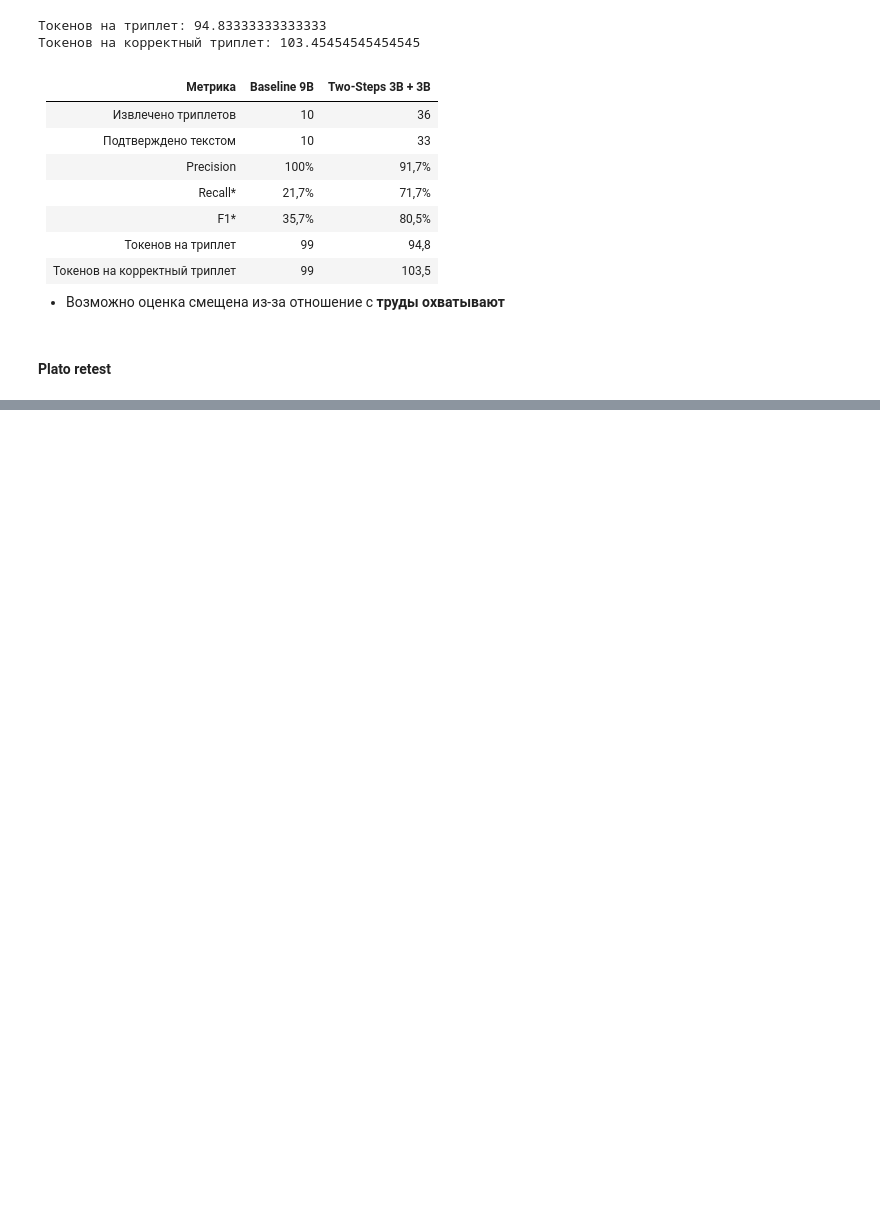
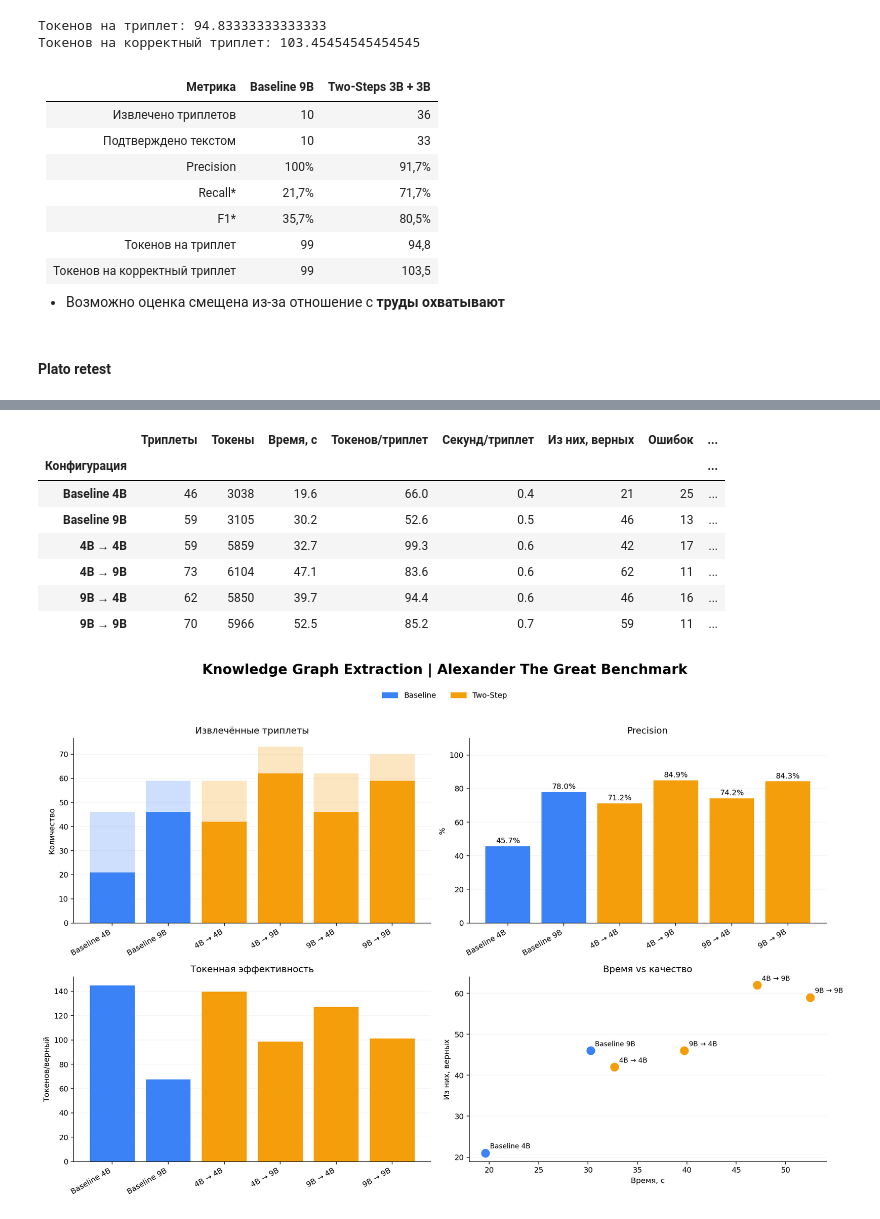
Before and after one commit to gritbron/knowledge-graph-project, a Jupyter notebook: main.ipynb, the cells around one changed output, grey strips where cells are left out. Cells and saved outputs as stored; diff of their text form; code cells hidden in the pictures; blank space fills up the shorter version.

```diff
--- a/main.ipynb
+++ b/main.ipynb
@@ -403,0 +959,28 @@ subject='Платоновы тела' predicate='являются эпонима
+# %%
+correct = {
+    "Baseline 4B": 21,
+    "Baseline 9B": 46,
+    "4B → 4B": 42,
+    "4B → 9B": 62,
+    "9B → 4B": 46,
+    "9B → 9B": 59,
+}
+
+# Замени нули результатами оценки
+df = evaluate(df, correct, gold_size=30)
+
+display(df.round(1))
+
+fig = plot_benchmark(df, "Knowledge Graph Extraction | Alexander The Great Benchmark")
+fig.savefig("benchmark.png", dpi=250, bbox_inches="tight")
+plt.show()
+# %% [output]
+|  | Триплеты | Токены | Время, с | Токенов/триплет | Секунд/триплет | Из них, верных | Ошибок | ... |
+| Конфигурация |  |  |  |  |  |  |  | ... |
+| Baseline 4B | 46 | 3038 | 19.6 | 66.0 | 0.4 | 21 | 25 | ... |
+| Baseline 9B | 59 | 3105 | 30.2 | 52.6 | 0.5 | 46 | 13 | ... |
+| 4B → 4B | 59 | 5859 | 32.7 | 99.3 | 0.6 | 42 | 17 | ... |
+| 4B → 9B | 73 | 6104 | 47.1 | 83.6 | 0.6 | 62 | 11 | ... |
+| 9B → 4B | 62 | 5850 | 39.7 | 94.4 | 0.6 | 46 | 16 | ... |
+| 9B → 9B | 70 | 5966 | 52.5 | 85.2 | 0.7 | 59 | 11 | ... |
+[figure, added]
```
Also changed, not shown: parts of 13 cells of this notebook, 3 other files.
